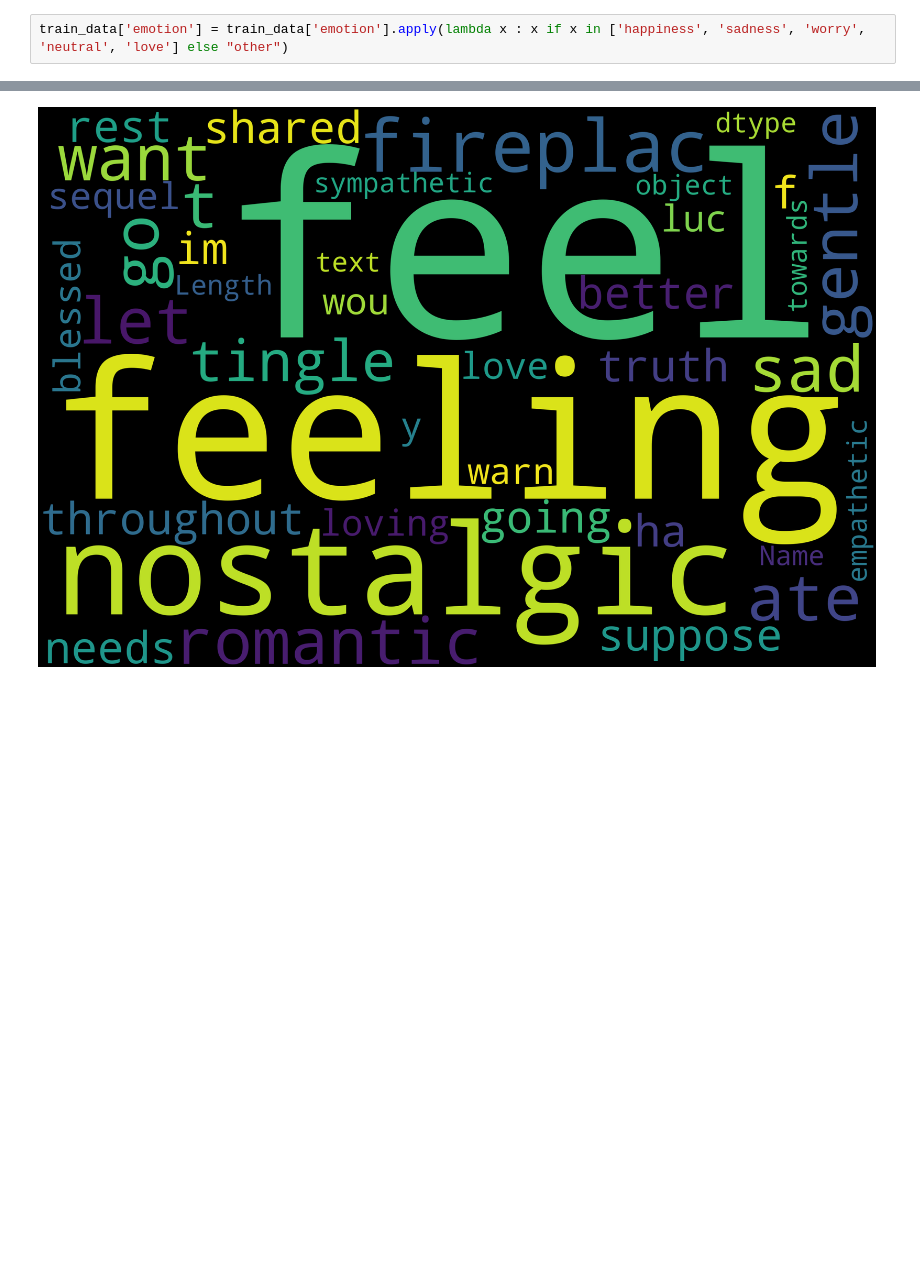
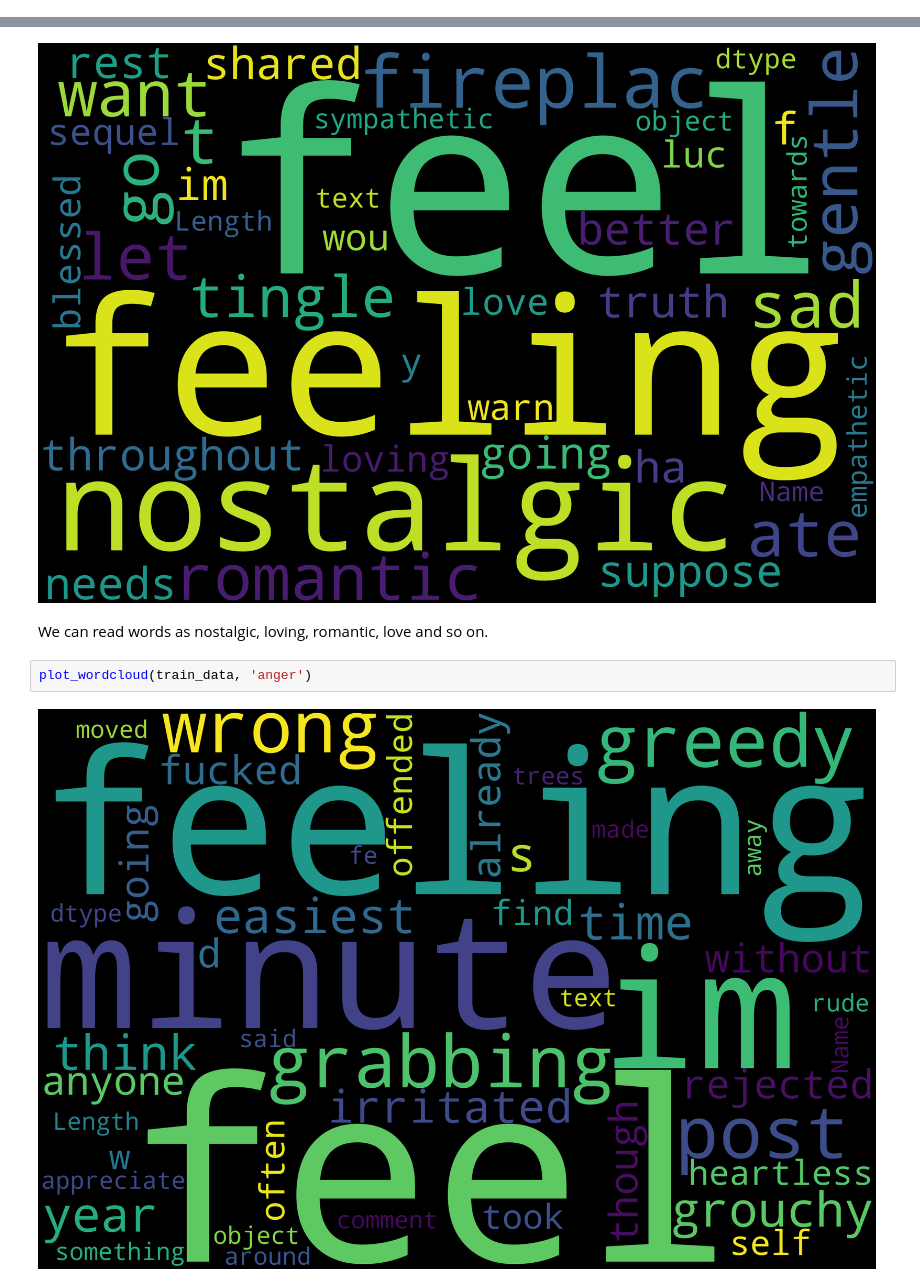
Before and after one commit to TonioElPuebloSchool/SAAR_NLP, a Jupyter notebook: 1_Exploratory_Data_Analysis.ipynb, the cells around one changed output, grey strips where cells are left out. Cells and saved outputs as stored; diff of their text form; blank space fills up the shorter version.

```diff
--- a/1_Exploratory_Data_Analysis.ipynb
+++ b/1_Exploratory_Data_Analysis.ipynb
@@ -94,5 +129,3 @@ train_data.reset_index(inplace=True, drop = True)
 train_data[train_data['text'].duplicated() == True]
 # %% [output]
 |  | text | emotion |
-# %%
-train_data['emotion'] = train_data['emotion'].apply(lambda x : x if x in ['happiness', 'sadness', 'worry', 'neutral', 'love'] else "other")
@@ -143,3 +187,9 @@ def plot_wordcloud(data, emotioninput):
 plot_wordcloud(train_data, 'love')
 # %% [output]
 [figure]
+# %% [markdown]
+We can read words as nostalgic, loving, romantic, love and so on.
+# %%
+plot_wordcloud(train_data, 'anger')
+# %% [output]
+[figure, added]
```
Also changed, not shown: parts of 30 cells of this notebook, 5 other files.
